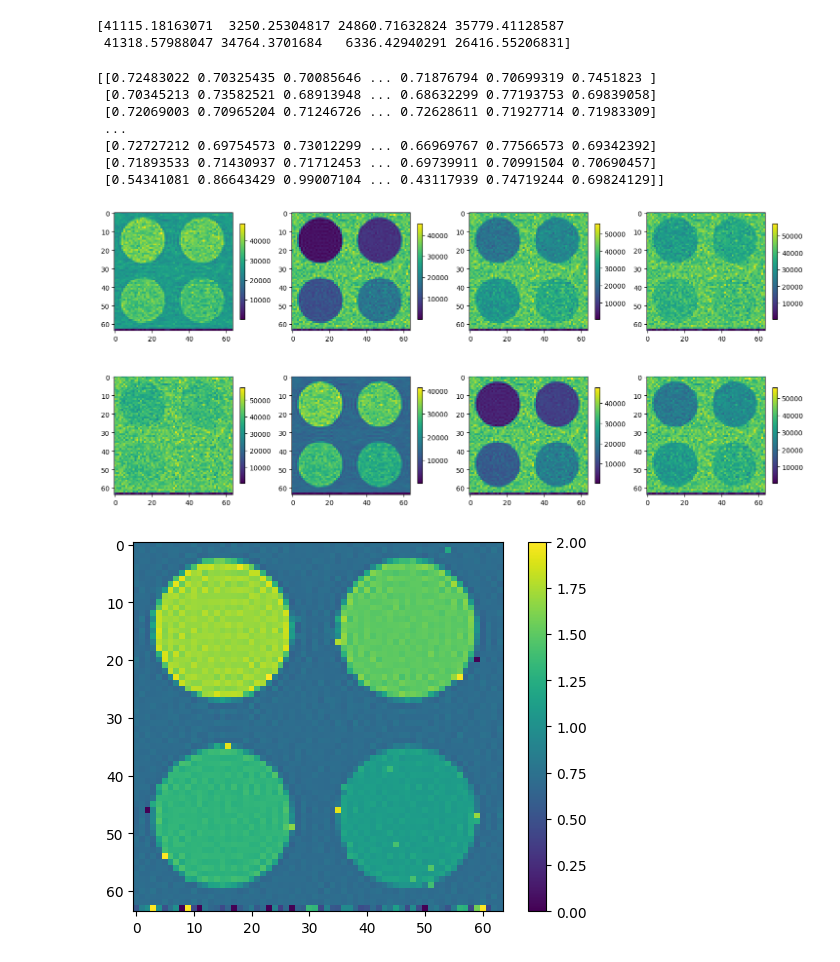
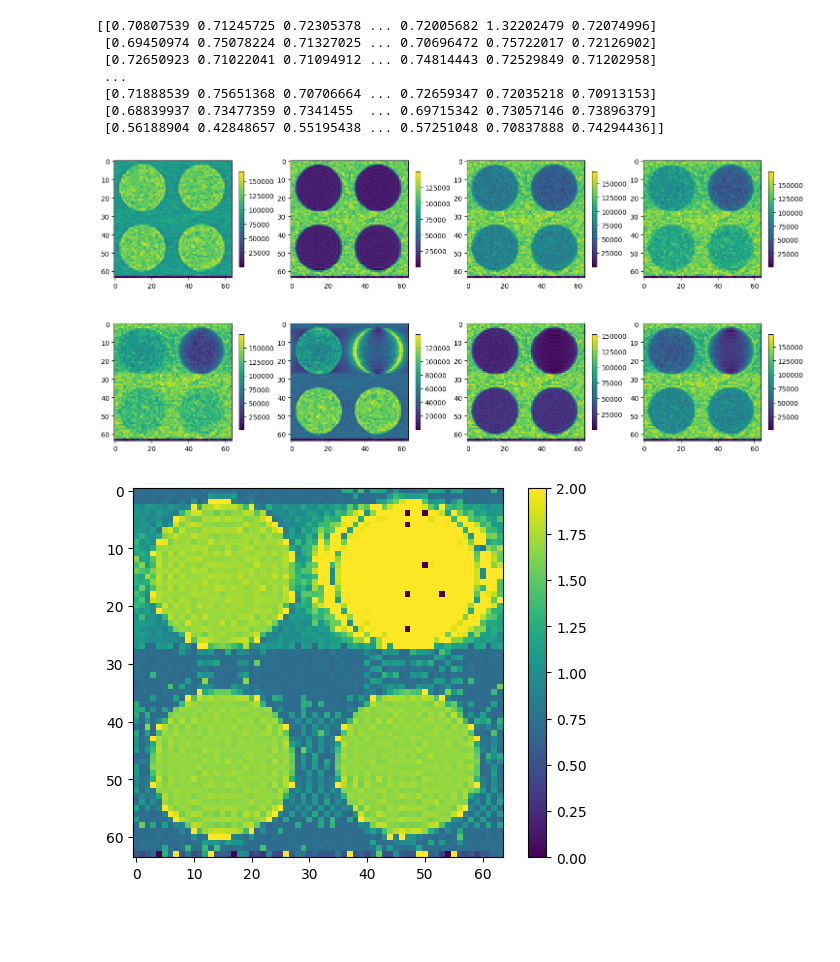
Before and after one commit to bughht/Flow-Bloch-T1-mapping-cpp, a Jupyter notebook: python/T1_fit.ipynb, the cells around one changed output. Cells and saved outputs as stored; diff of their text form; code cells hidden in the pictures; blank space fills up the shorter version.

```diff
--- a/python/T1_fit.ipynb
+++ b/python/T1_fit.ipynb
@@ -10,42 +10,41 @@ from MOLLI_fit import *
 # %%
 MOLLI_readout_img=[]
 MOLLI_readout_t = np.array( [200, 1200, 2200, 3200, 4200, 300, 1300, 2300]) * 1e-3
 for i in range(8):
     MOLLI_readout_img.append(load_img(
-        "../img_MOLLI/Phantom_MOLLI_533_TR2.8_FA10_FOV320_K64_center_first", i))
+        "../img_MOLLI/Phantom_MOLLI_533_TR2.8_FA35_FOV256_K64_thick8_center_first", i))
+        # "../img_MOLLI/Phantom_MOLLI_533_TR2.8_FA10_FOV320_K64_center_first", i))
 MOLLI_readout_img = np.asarray(MOLLI_readout_img)
 
 # print(MOLLI_readout_img[:, 15, 15])
 
 plt.figure(figsize=(18,8))
 for i in range(8):
     plt.subplot(2, 4, i+1)
     plt.imshow(MOLLI_readout_img[i])
     plt.colorbar(shrink=0.7)
 
 T1_result = np.zeros(MOLLI_readout_img[0].shape)
 
 for x, y in tqdm(np.ndindex(MOLLI_readout_img[0].shape)):
     # T1_star, T1, A, B = MAGIR(
     T1_star, T1, A, B = MF_MAGIR(
         MOLLI_readout_t, MOLLI_readout_img[:, x, y])
     T1_result[x, y] = T1
 
 print(T1_result)
 
 plt.figure()
 plt.imshow(T1_result)
 plt.colorbar()
 plt.clim(0,2)
 # %% [output]
-[41115.18163071  3250.25304817 24860.71632824 35779.41128587
- 41318.57988047 34764.3701684   6336.42940291 26416.55206831]
+[[0.70807539 0.71245725 0.72305378 ... 0.72005682 1.32202479 0.72074996]
+ [0.69450974 0.75078224 0.71327025 ... 0.70696472 0.75722017 0.72126902]
+ [0.72650923 0.71022041 0.71094912 ... 0.74814443 0.72529849 0.71202958]
+ ...
+ [0.71888539 0.75651368 0.70706664 ... 0.72659347 0.72035218 0.70913153]
+ [0.68839937 0.73477359 0.7341455  ... 0.69715342 0.73057146 0.73896379]
+ [0.56188904 0.42848657 0.55195438 ... 0.57251048 0.70837888 0.74294436]]
-[[0.72483022 0.70325435 0.70085646 ... 0.71876794 0.70699319 0.7451823 ]
- [0.70345213 0.73582521 0.68913948 ... 0.68632299 0.77193753 0.69839058]
- [0.72069003 0.70965204 0.71246726 ... 0.72628611 0.71927714 0.71983309]
- ...
- [0.72727212 0.69754573 0.73012299 ... 0.66969767 0.77566573 0.69342392]
- [0.71893533 0.71430937 0.71712453 ... 0.69739911 0.70991504 0.70690457]
- [0.54341081 0.86643429 0.99007104 ... 0.43117939 0.74719244 0.69824129]]
-[figure, old version]
+[figure, new version]
-[figure, old version]
+[figure, new version]
```
Also changed, not shown: parts of 1 cell of this notebook, 40 other files.
